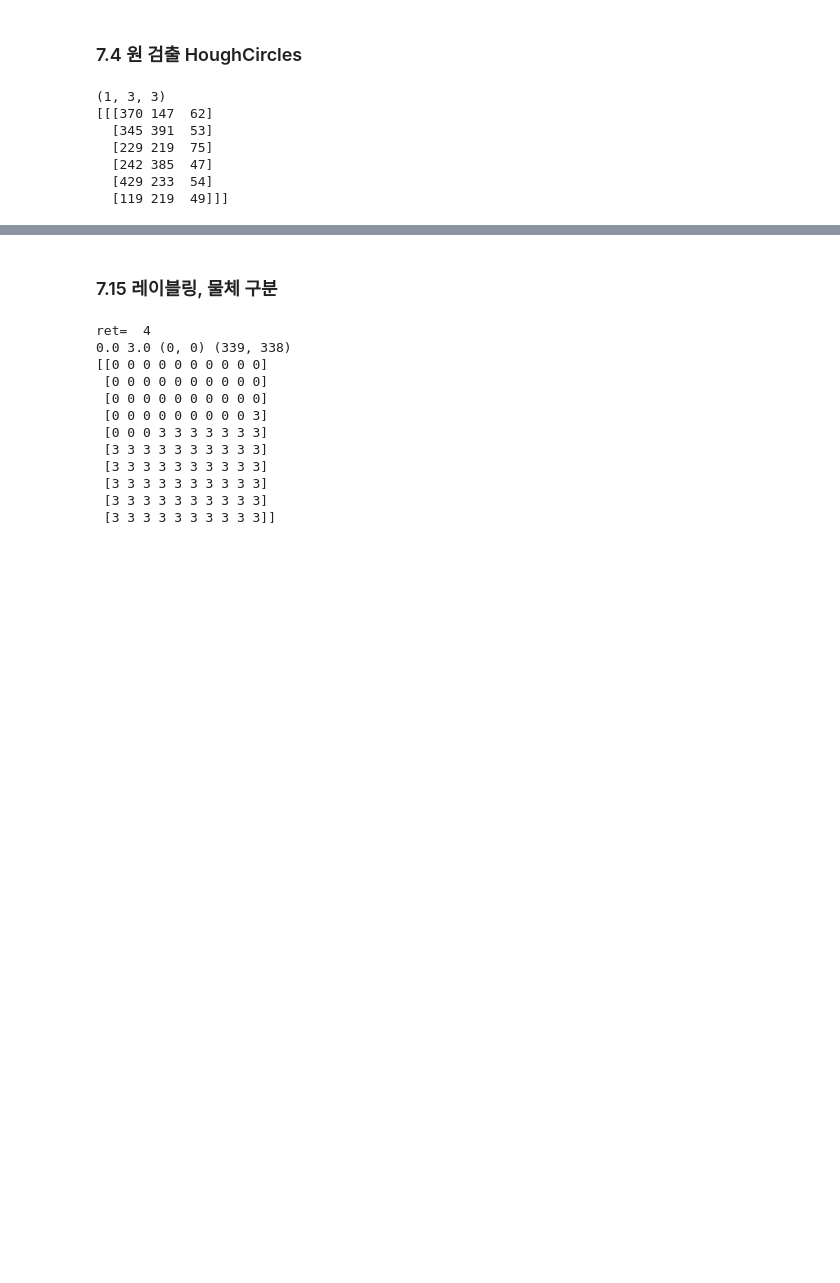
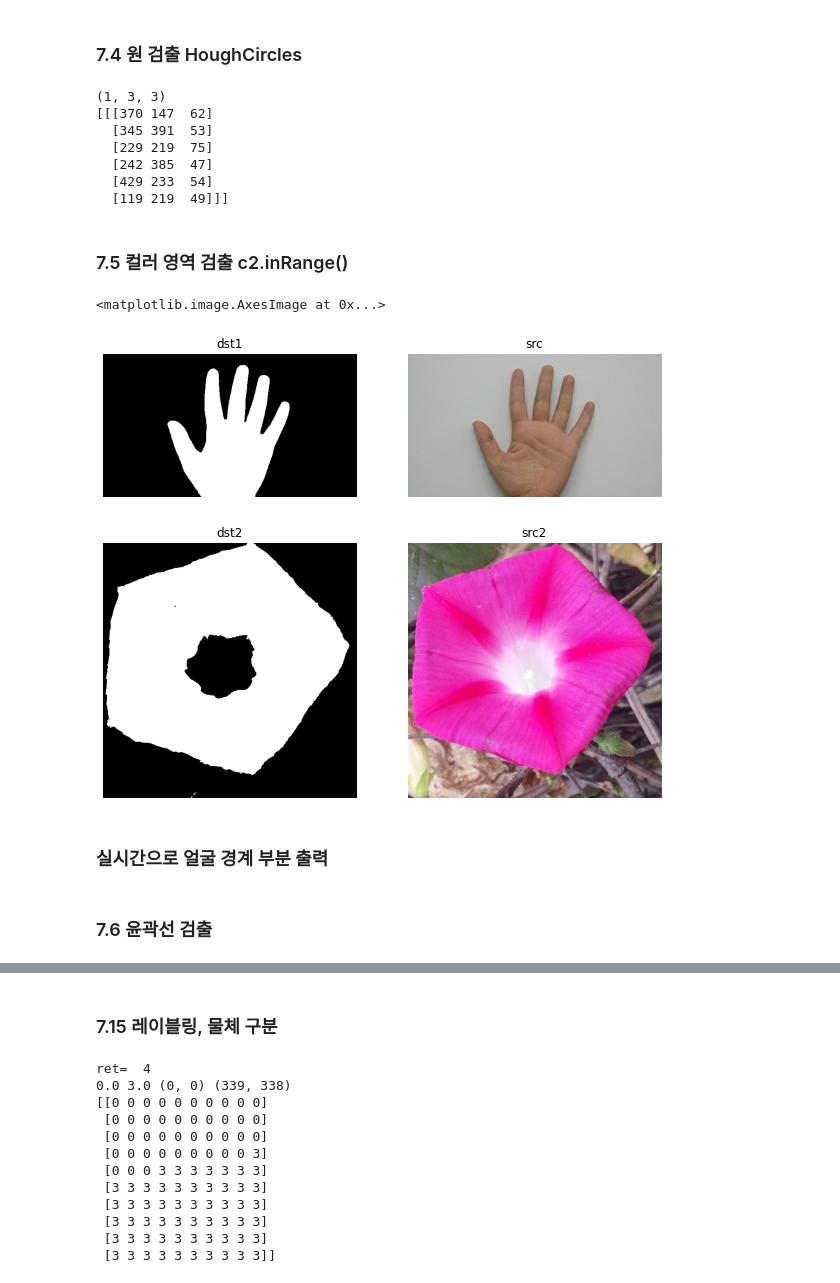
Before and after one commit to sedoll/knu_opencv, a Jupyter notebook: chap07/9week.ipynb, the cells around one changed output, grey strips where cells are left out. Drawn from its saved outputs; the diff is of its cells as text; code cells hidden in the pictures; blank space fills up the shorter version.

```diff
--- a/chap07/9week.ipynb
+++ b/chap07/9week.ipynb
@@ -170,3 +170,55 @@ cv2.destroyAllWindows()
   [242 385  47]
   [429 233  54]
   [119 219  49]]]
+# %% [markdown]
+### 7.5 컬러 영역 검출 c2.inRange()
+# %%
+import cv2
+import numpy as np
+from matplotlib import pyplot as plt
+
+# 1 손
+src1 = cv2.imread('c:/data/hand.jpg')
+hsv1 = cv2.cvtColor(src1, cv2.COLOR_BGR2HSV)
+lowerb1 = (0, 40, 0)
+upperb1 = (20, 180, 255)
+dst1 = cv2.inRange(hsv1, lowerb1, upperb1)
+
+fig, ax = plt.subplots(1, 2, figsize = (10, 10)) # 2 x 2 서브플롯을 (10, 10)의 크기로 생성
+fig.canvas.manager.set_window_title('plt') # 창 이름
+
+ax[0].axis('off')
+ax[0].set_title('dst1')
+ax[0].imshow(dst1, cmap='gray')
+
+
+src1 = cv2.cvtColor(src1, cv2.COLOR_BGR2RGB)
+ax[1].axis('off')
+ax[1].set_title('src')
+ax[1].imshow(src1)
+
+# 2 꽃
+src2 = cv2.imread('c:/data/flower.jpg')
+hsv2 = cv2.cvtColor(src2, cv2.COLOR_BGR2HSV)
+lowerb2 = (150, 100, 100)
+upperb2 = (180, 255, 255)
+dst2 = cv2.inRange(hsv2, lowerb2, upperb2)
+
+fig, ax = plt.subplots(1, 2, figsize = (10, 10)) # 2 x 2 서브플롯을 (10, 10)의 크기로 생성
+fig.canvas.manager.set_window_title('plt') # 창 이름
+
+ax[0].axis('off')
+ax[0].set_title('dst2')
+ax[0].imshow(dst2, cmap='gray')
+
+
+src2 = cv2.cvtColor(src2, cv2.COLOR_BGR2RGB)
+ax[1].axis('off')
+ax[1].set_title('src2')
+ax[1].imshow(src2)
+# %% [output]
+<matplotlib.image.AxesImage at 0x...>
+[figure, added]
+[figure, added]
+# %% [markdown]
+### 실시간으로 얼굴 경계 부분 출력
@@ -172,0 +249,2 @@ cv2.destroyAllWindows()
+# %% [markdown]
+### 7.6 윤곽선 검출
```
Also changed, not shown: parts of 12 cells of this notebook.
